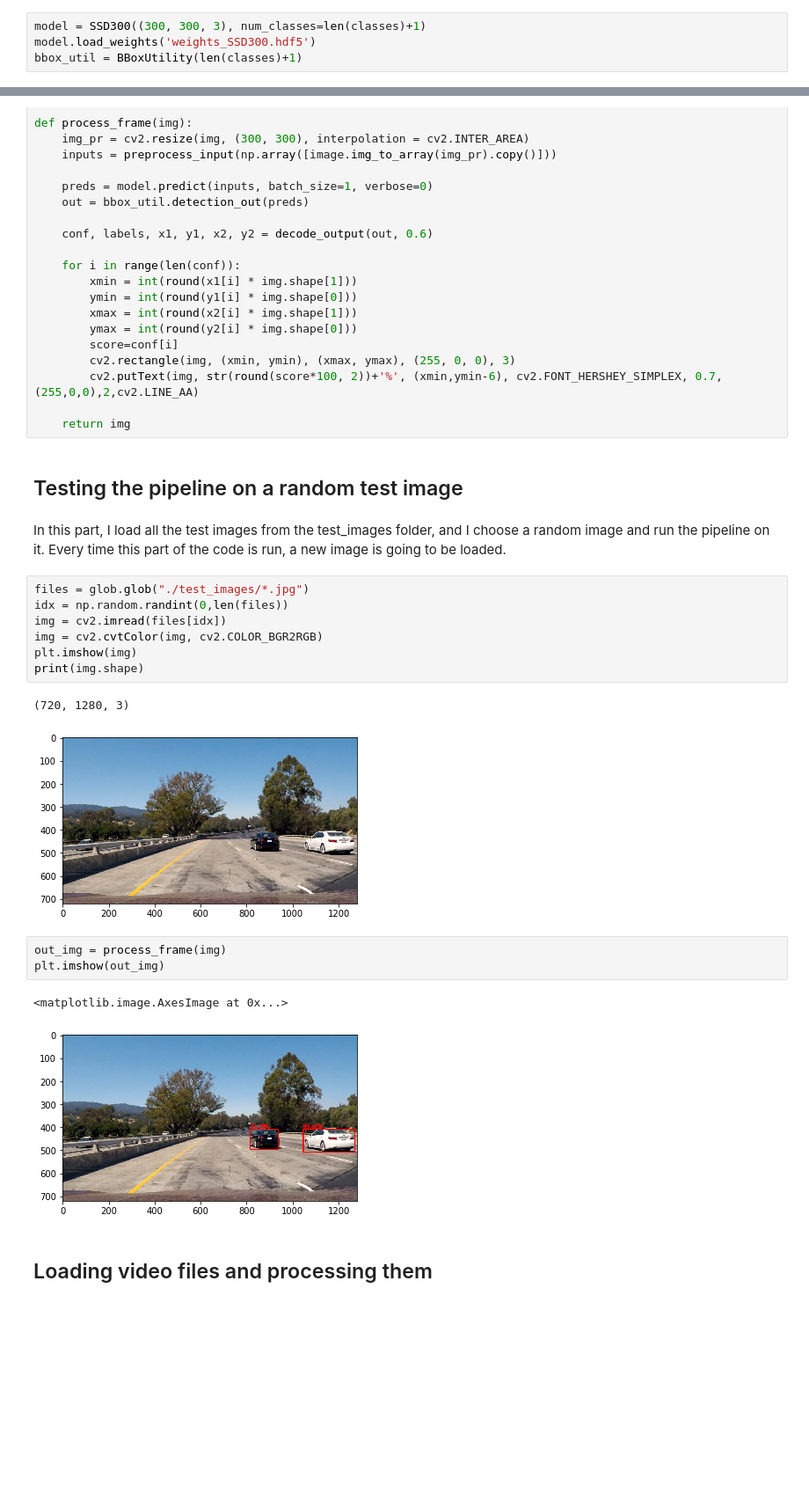
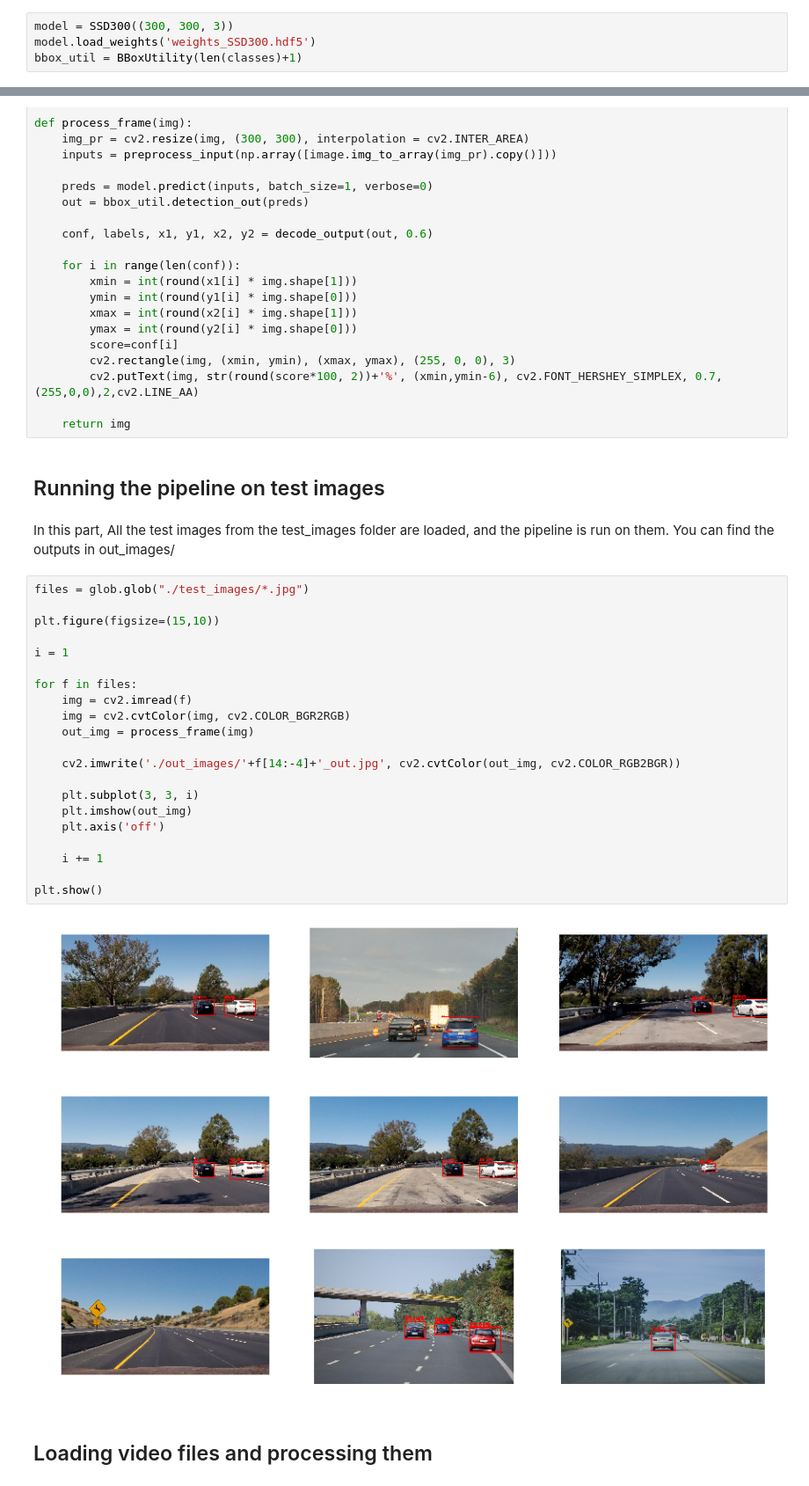
Before and after one commit to mohammedamarnah/CarND-Vehicle-Detection, a Jupyter notebook: SSD-vehicle-detection.ipynb, the cells around one changed output, grey strips where cells are left out. Shown at 88% size. Drawn from its saved outputs; the diff is of its cells as text; blank space fills up the shorter version.

Commit message:
Added other test videos and updated README.md

```diff
--- a/SSD-vehicle-detection.ipynb
+++ b/SSD-vehicle-detection.ipynb
@@ -25,7 +316,7 @@ classes = ['Aeroplane', 'Bicycle', 'Bird', 'Boat', 'Bottle',
 # %% [markdown]
 Training the model requires GPUs and is very time consuming. Here I load pre-trained weights downloaded from https://github.com/rykov8/ssd_keras and also define a bounding box utility to help decode the outputs.
 # %%
-model = SSD300((300, 300, 3), num_classes=len(classes)+1)
+model = SSD300((300, 300, 3))
 model.load_weights('weights_SSD300.hdf5')
 bbox_util = BBoxUtility(len(classes)+1)
 # %% [markdown]
@@ -69,25 +360,32 @@ def process_frame(img):
 
     return img
 # %% [markdown]
-## Testing the pipeline on a random test image
+## Running the pipeline on test images
-# %% [markdown]
-In this part, I load all the test images from the test_images folder, and I choose a random image and run the pipeline on it. Every time this part of the code is run, a new image is going to be loaded.
-# %%
-files = glob.glob("./test_images/*.jpg")
-idx = np.random.randint(0,len(files))
-img = cv2.imread(files[idx])
-img = cv2.cvtColor(img, cv2.COLOR_BGR2RGB)
-plt.imshow(img)
-print(img.shape)
-# %% [output]
-(720, 1280, 3)
-[figure, removed]
-# %%
-out_img = process_frame(img)
-plt.imshow(out_img)
-# %% [output]
-<matplotlib.image.AxesImage at 0x...>
-[figure, removed]
+# %% [markdown]
+In this part, All the test images from the test_images folder are loaded, and the pipeline is run on them. You can find the outputs in out_images/
+# %%
+files = glob.glob("./test_images/*.jpg")
+
+plt.figure(figsize=(15,10))
+
+i = 1
+
+for f in files:
+    img = cv2.imread(f)
+    img = cv2.cvtColor(img, cv2.COLOR_BGR2RGB)
+    out_img = process_frame(img)
+
+    cv2.imwrite('./out_images/'+f[14:-4]+'_out.jpg', cv2.cvtColor(out_img, cv2.COLOR_RGB2BGR))
+
+    plt.subplot(3, 3, i)
+    plt.imshow(out_img)
+    plt.axis('off')
+
+    i += 1
+
+plt.show()
+# %% [output]
+[figure, added]
 # %% [markdown]
 ## Loading video files and processing them
 # %% [markdown]
```
Also changed, not shown: parts of 4 cells of this notebook, 26 other files.
